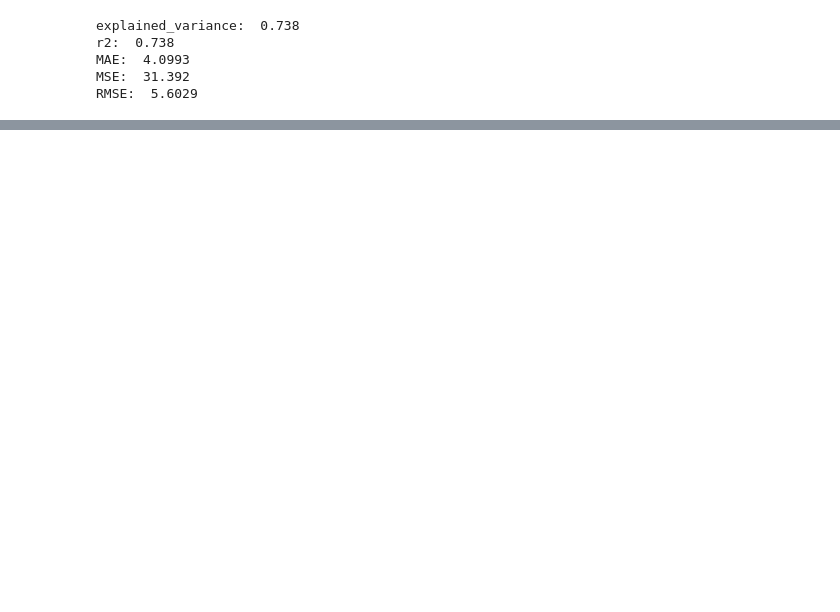
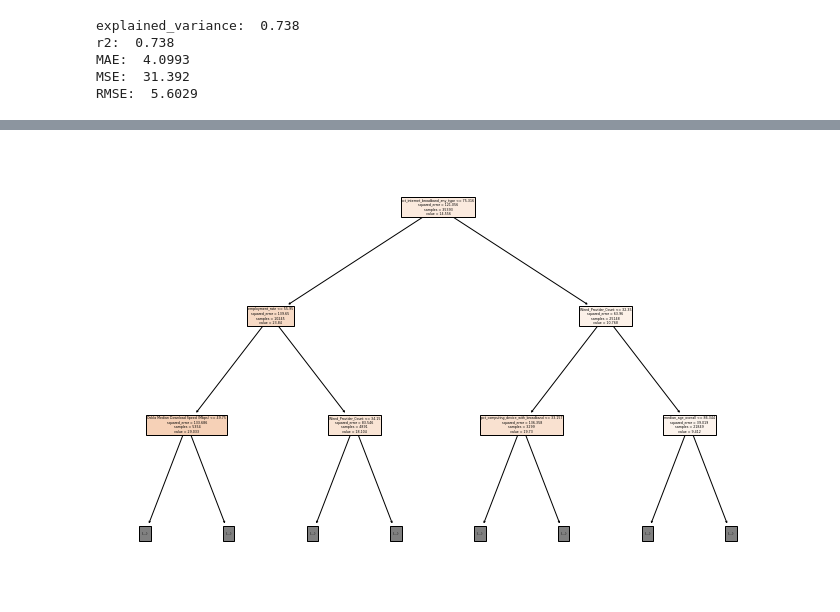
Before and after one commit to jcweaver/broadband-capstone, a Jupyter notebook: notebooks/modeling/poverty_rate/poverty_rate_v2/Random Forest with Key Broadband Metrics and Covariates.ipynb, the cells around one changed output, grey strips where cells are left out. Cells and saved outputs as stored; diff of their text form; code cells hidden in the pictures; blank space fills up the shorter version.

```diff
--- a/notebooks/modeling/poverty_rate/poverty_rate_v2/Random Forest with Key Broadband Metrics and Covariates.ipynb
+++ b/notebooks/modeling/poverty_rate/poverty_rate_v2/Random Forest with Key Broadband Metrics and Covariates.ipynb
@@ -343,0 +391,4 @@ pickle.dump(model, open('/home/ec2-user/capstone/broadband-capstone/models/pover
+# %%
+_ = tree.plot_tree(poverty_model_random_forest.estimators_[0], feature_names=high_importance_and_set_2, filled=True, max_depth=2)
+# %% [output]
+[figure, added]
```
Also changed, not shown: parts of 9 cells of this notebook, 1 other file.
